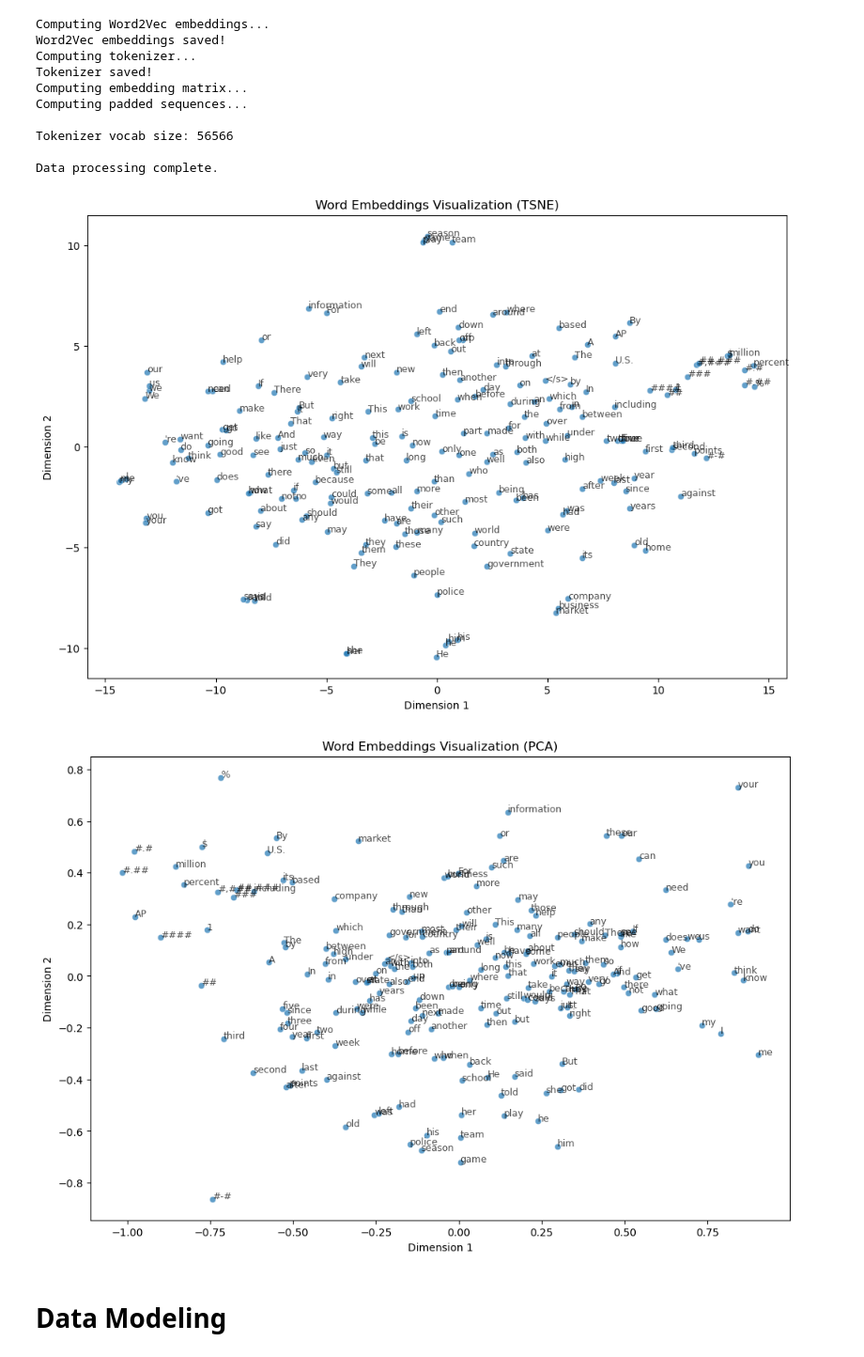
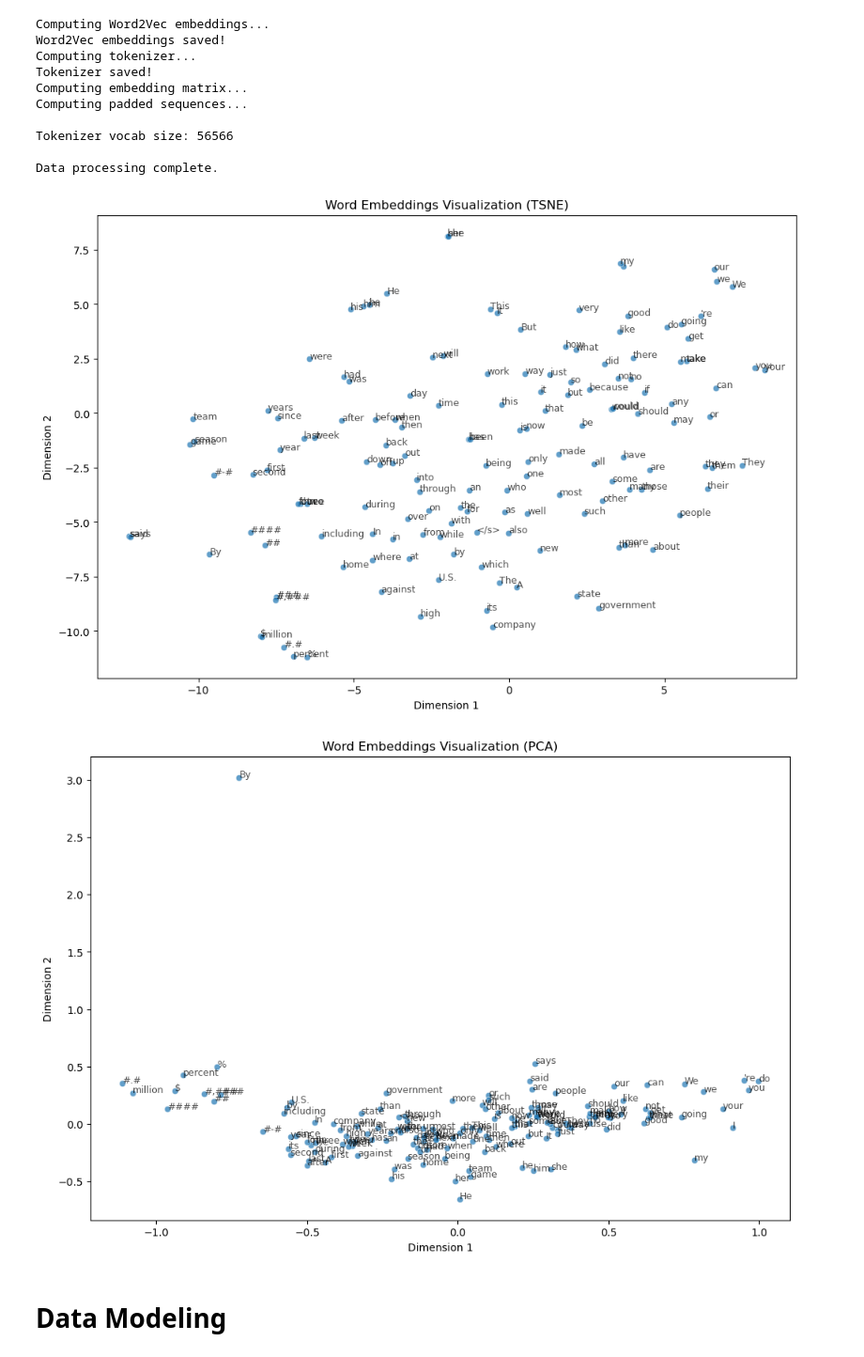
Before and after one commit to Engelbert107/Mental-Health-Status-Prediction, a Jupyter notebook: notebook/SentimentAnalysis.ipynb, the cells around one changed output. Shown at 94% size. Drawn from its saved outputs; the diff is of its cells as text; code cells hidden in the pictures.

```diff
--- a/notebook/SentimentAnalysis.ipynb
+++ b/notebook/SentimentAnalysis.ipynb
@@ -409,14 +409,14 @@ word2vec_reduced_path = os.path.join(BASE_DIR, "word2vec_reduced.pkl")
 word2vec_reduced = load_pickle(word2vec_reduced_path)
 
 # Plot the embeddings
-plot_embeddings(word2vec_reduced, num_words=200, method="tsne")
+plot_embeddings(word2vec_reduced, num_words=150, method="tsne")
 # %% [output]
-[figure, old version]
+[figure, new version]
 # %%
 # Plot the embeddings
-plot_embeddings(word2vec_reduced, num_words=200, method="pca")
+plot_embeddings(word2vec_reduced, num_words=150, method="pca")
 # %% [output]
-[figure, old version]
+[figure, new version]
 # %% [markdown]
 # Data Modeling
 # %%
```
Also changed, not shown: parts of 1 cell of this notebook.
